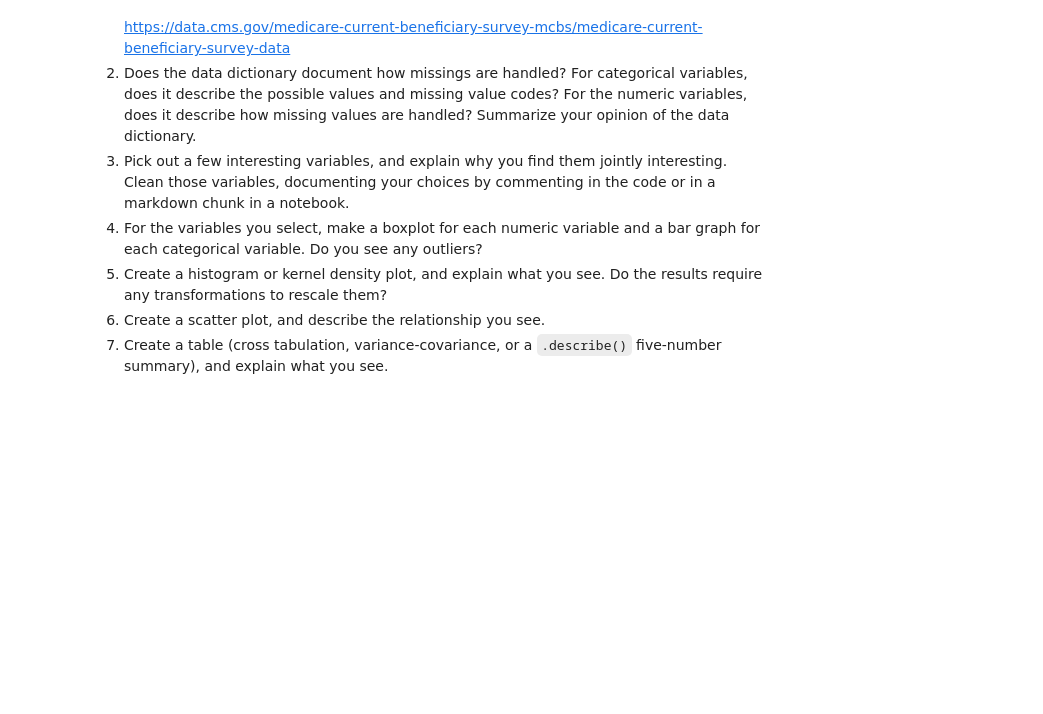
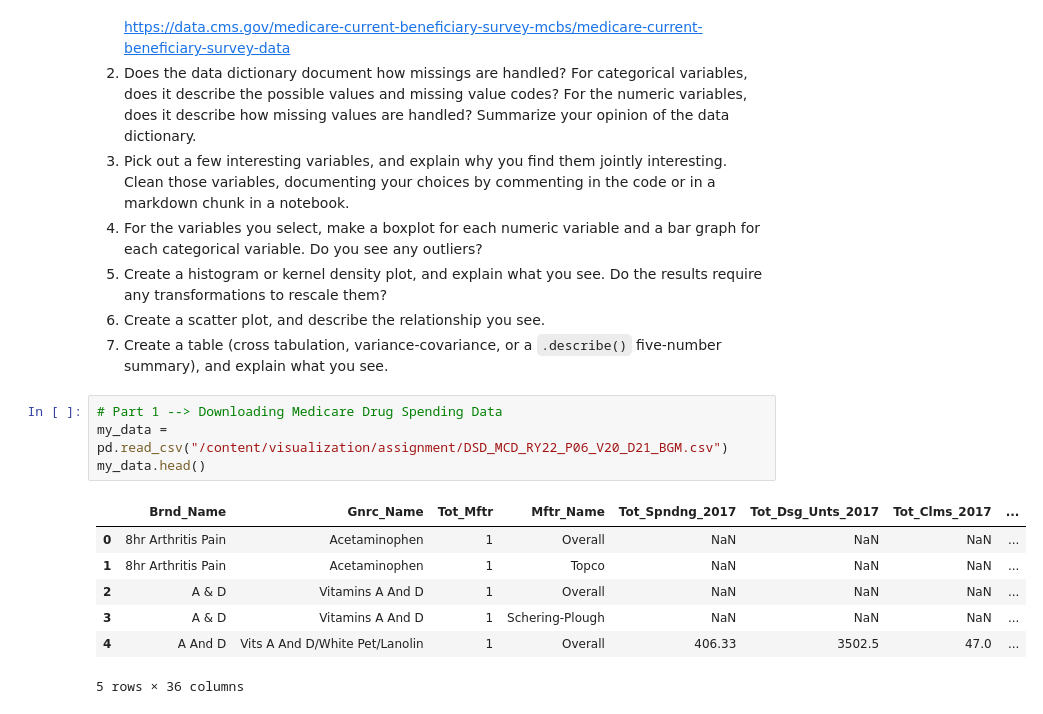
Before and after one commit to jillianhaig/visualization, a Jupyter notebook: assignment/assignment.ipynb, the cells around one changed output. Cells and saved outputs as stored; diff of their text form; blank space fills up the shorter version.

```diff
--- a/assignment/assignment.ipynb
+++ b/assignment/assignment.ipynb
@@ -262,3 +258,15 @@ For some context, the Federal government ultimately spent about $4.4 trillion in
 6. Create a histogram or kernel density plot, and explain what you see. Do the results require any transformations to rescale them?
 7. Create a scatter plot, and describe the relationship you see.
 8. Create a table (cross tabulation, variance-covariance, or a `.describe()` five-number summary), and explain what you see.
+# %%
+# Part 1 --> Downloading Medicare Drug Spending Data
+my_data = pd.read_csv("/content/visualization/assignment/DSD_MCD_RY22_P06_V20_D21_BGM.csv")
+my_data.head()
+# %% [output]
+|  | Brnd_Name | Gnrc_Name | Tot_Mftr | Mftr_Name | Tot_Spndng_2017 | Tot_Dsg_Unts_2017 | Tot_Clms_2017 | ... |
+| 0 | 8hr Arthritis Pain | Acetaminophen | 1 | Overall | NaN | NaN | NaN | ... |
+| 1 | 8hr Arthritis Pain | Acetaminophen | 1 | Topco | NaN | NaN | NaN | ... |
+| 2 | A & D | Vitamins A And D | 1 | Overall | NaN | NaN | NaN | ... |
+| 3 | A & D | Vitamins A And D | 1 | Schering-Plough | NaN | NaN | NaN | ... |
+| 4 | A And D | Vits A And D/White Pet/Lanolin | 1 | Overall | 406.33 | 3502.5 | 47.0 | ... |
+5 rows × 36 columns
```
Also changed, not shown: parts of 4 cells of this notebook.
